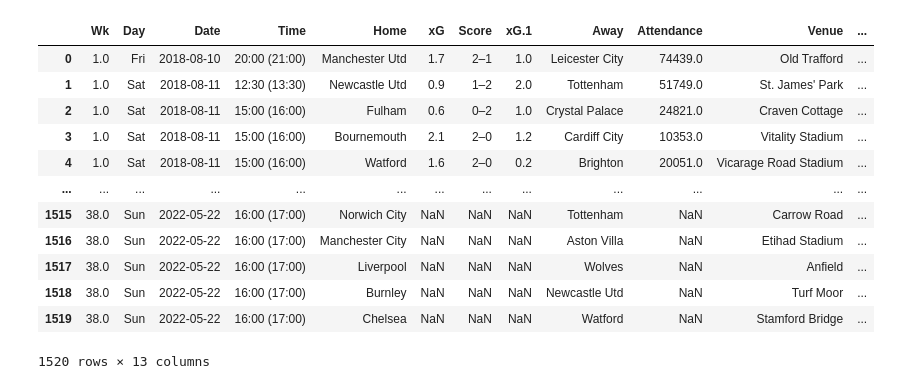
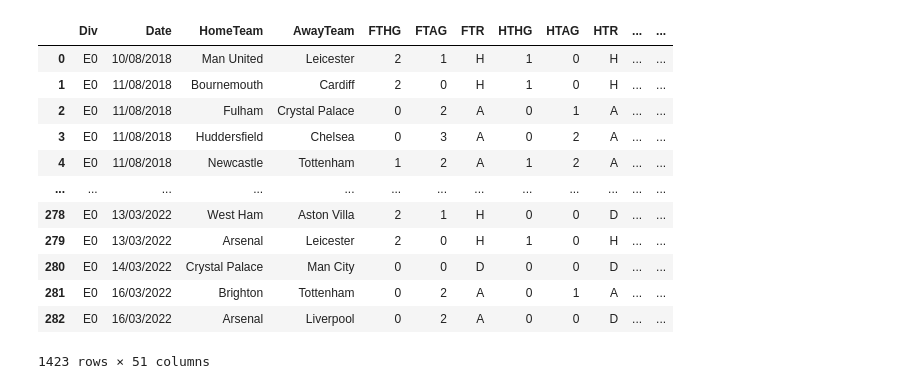
Before and after one commit to Giuliano99/Masterarbeit, a Jupyter notebook: Import Data.ipynb, the cells around one changed output. Drawn from its saved outputs; the diff is of its cells as text; code cells hidden in the pictures.

```diff
--- a/Import Data.ipynb
+++ b/Import Data.ipynb
@@ -38,29 +24,32 @@ PL_21_22_xG = pd.read_csv('Data\E_21_22_xG.csv')
 # %%
 #Merge data
 PL_total = pd.concat([PL_18_19, PL_19_20, PL_20_21, PL_21_22])
 PL_total_xG = pd.concat([PL_18_19_xG, PL_19_20_xG, PL_20_21_xG, PL_21_22_xG])
 
+not_relevant_columns = ['BbOU','BbMx>2.5','BbAv>2.5','BbMx<2.5','B365>2.5','B365<2.5','P>2.5','P<2.5','Max>2.5','Max<2.5','Avg>2.5','Avg<2.5','BbAH','BbAHh','AHh','BbMxAHH','BbAvAHH','BbMxAHA','BbAvAHA','B365AHH','B365AHA','PAHH','PAHA','MaxAHH','MaxAHA','AvgAHH','AvgAHA','Time','MaxH','MaxD','MaxA','AvgH','AvgD','AvgA','B365CH','B365CD','B365CA','BWCH','BWCD','BWCA','IWCH','IWCD','IWCA','WHCH','WHCD','WHCA','VCCH','VCCD','VCCA','MaxCH','MaxCD','MaxCA','AvgCH','AvgCA','AvgCD','B365C>2.5','B365C<2.5','PC>2.5','PC<2.5','AHCh','B365CAHH','B365CAHA','PCAHH','PCAHA','MaxCAHH','MaxCAHA','AvgCAHH','AvgCAHA','BbAv<2.5','MaxC>2.5','MaxC<2.5','AvgC>2.5','AvgC<2.5']
 #reset index
+PL_total.drop( axis= 1, labels=not_relevant_columns, inplace=True)
 PL_total.reset_index(inplace=False, drop=True)
 
 #remove nan values and reset index
 PL_total_xG.drop(labels='Notes', axis=1, inplace=True)
 PL_total_xG.dropna(axis=0, inplace=True, how='all')
 PL_total_xG.reset_index(inplace=True, drop=True)
 
 
-PL_total_xG
+#PL_total_xG
+PL_total
 # %% [output]
-|  | Wk | Day | Date | Time | Home | xG | Score | xG.1 | Away | Attendance | Venue | ... |
-| 0 | 1.0 | Fri | 2018-08-10 | 20:00 (21:00) | Manchester Utd | 1.7 | 2–1 | 1.0 | Leicester City | 74439.0 | Old Trafford | ... |
-| 1 | 1.0 | Sat | 2018-08-11 | 12:30 (13:30) | Newcastle Utd | 0.9 | 1–2 | 2.0 | Tottenham | 51749.0 | St. James' Park | ... |
-| 2 | 1.0 | Sat | 2018-08-11 | 15:00 (16:00) | Fulham | 0.6 | 0–2 | 1.0 | Crystal Palace | 24821.0 | Craven Cottage | ... |
-| 3 | 1.0 | Sat | 2018-08-11 | 15:00 (16:00) | Bournemouth | 2.1 | 2–0 | 1.2 | Cardiff City | 10353.0 | Vitality Stadium | ... |
-| 4 | 1.0 | Sat | 2018-08-11 | 15:00 (16:00) | Watford | 1.6 | 2–0 | 0.2 | Brighton | 20051.0 | Vicarage Road Stadium | ... |
+|  | Div | Date | HomeTeam | AwayTeam | FTHG | FTAG | FTR | HTHG | HTAG | HTR | ... | ... |
+| 0 | E0 | 10/08/2018 | Man United | Leicester | 2 | 1 | H | 1 | 0 | H | ... | ... |
+| 1 | E0 | 11/08/2018 | Bournemouth | Cardiff | 2 | 0 | H | 1 | 0 | H | ... | ... |
+| 2 | E0 | 11/08/2018 | Fulham | Crystal Palace | 0 | 2 | A | 0 | 1 | A | ... | ... |
+| 3 | E0 | 11/08/2018 | Huddersfield | Chelsea | 0 | 3 | A | 0 | 2 | A | ... | ... |
+| 4 | E0 | 11/08/2018 | Newcastle | Tottenham | 1 | 2 | A | 1 | 2 | A | ... | ... |
 | ... | ... | ... | ... | ... | ... | ... | ... | ... | ... | ... | ... | ... |
-| 1515 | 38.0 | Sun | 2022-05-22 | 16:00 (17:00) | Norwich City | NaN | NaN | NaN | Tottenham | NaN | Carrow Road | ... |
-| 1516 | 38.0 | Sun | 2022-05-22 | 16:00 (17:00) | Manchester City | NaN | NaN | NaN | Aston Villa | NaN | Etihad Stadium | ... |
-| 1517 | 38.0 | Sun | 2022-05-22 | 16:00 (17:00) | Liverpool | NaN | NaN | NaN | Wolves | NaN | Anfield | ... |
-| 1518 | 38.0 | Sun | 2022-05-22 | 16:00 (17:00) | Burnley | NaN | NaN | NaN | Newcastle Utd | NaN | Turf Moor | ... |
-| 1519 | 38.0 | Sun | 2022-05-22 | 16:00 (17:00) | Chelsea | NaN | NaN | NaN | Watford | NaN | Stamford Bridge | ... |
+| 278 | E0 | 13/03/2022 | West Ham | Aston Villa | 2 | 1 | H | 0 | 0 | D | ... | ... |
+| 279 | E0 | 13/03/2022 | Arsenal | Leicester | 2 | 0 | H | 1 | 0 | H | ... | ... |
+| 280 | E0 | 14/03/2022 | Crystal Palace | Man City | 0 | 0 | D | 0 | 0 | D | ... | ... |
+| 281 | E0 | 16/03/2022 | Brighton | Tottenham | 0 | 2 | A | 0 | 1 | A | ... | ... |
+| 282 | E0 | 16/03/2022 | Arsenal | Liverpool | 0 | 2 | A | 0 | 0 | D | ... | ... |
-1520 rows × 13 columns
+1423 rows × 51 columns
```
Also changed, not shown: parts of 3 cells of this notebook, 1 other file.
